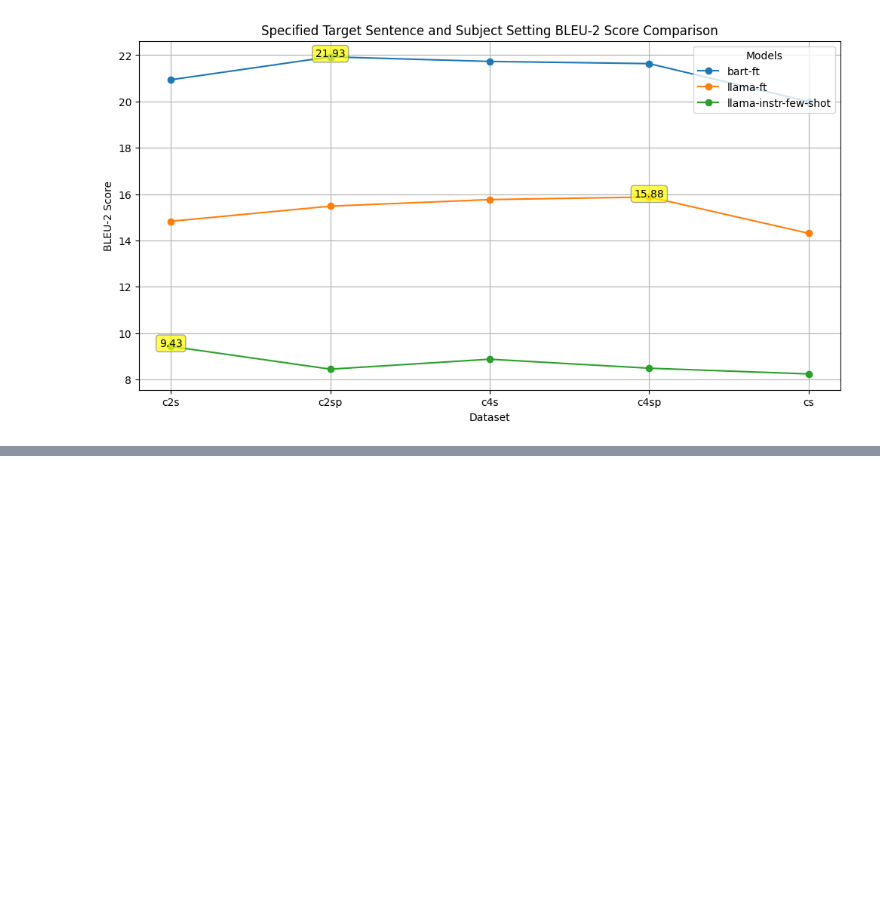
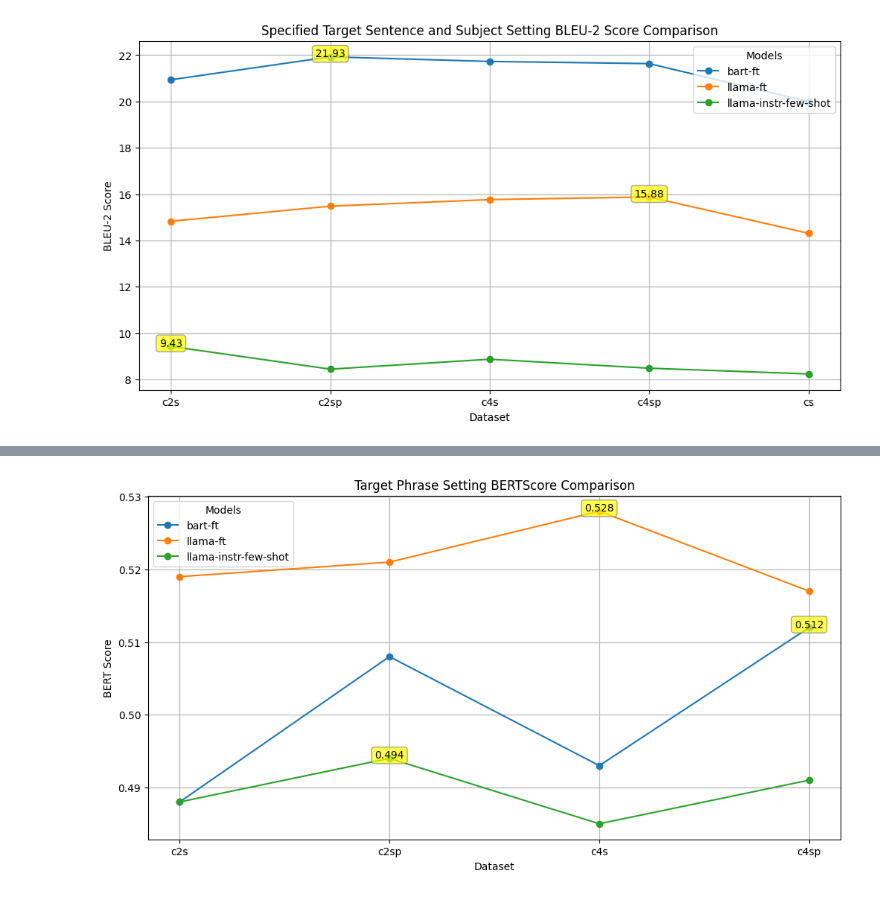
Before and after one commit to martgru/ElabSimp, a Jupyter notebook: main/inspect_results.ipynb, the cells around one changed output, grey strips where cells are left out. Cells and saved outputs as stored; diff of their text form; code cells hidden in the pictures; blank space fills up the shorter version.

```diff
--- a/main/inspect_results.ipynb
+++ b/main/inspect_results.ipynb
@@ -261,0 +317,10 @@ compare_setting(
+# %%
+compare_setting(
+    dataframe=df,
+    score_type="BERT",
+    dataset_column='dataset',
+    column_type='target-phrase-bs-f1',
+    title="Target Phrase Setting BERTScore Comparison"
+)
+# %% [output]
+[figure, added]
```
Also changed, not shown: parts of 10 cells of this notebook, 1 other file.
